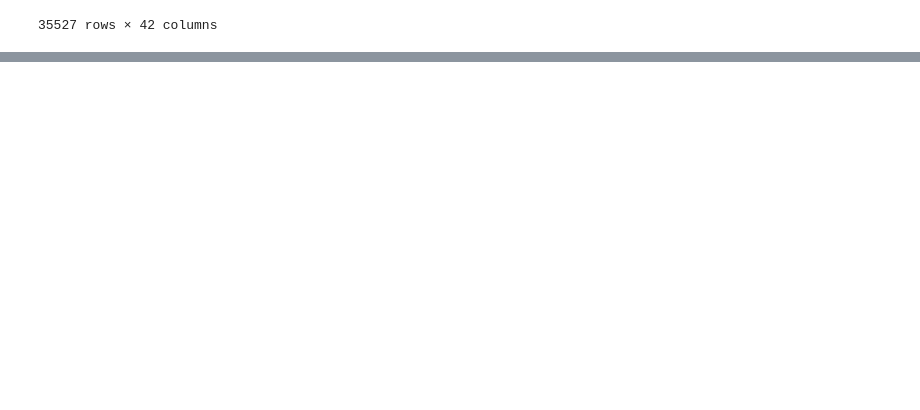
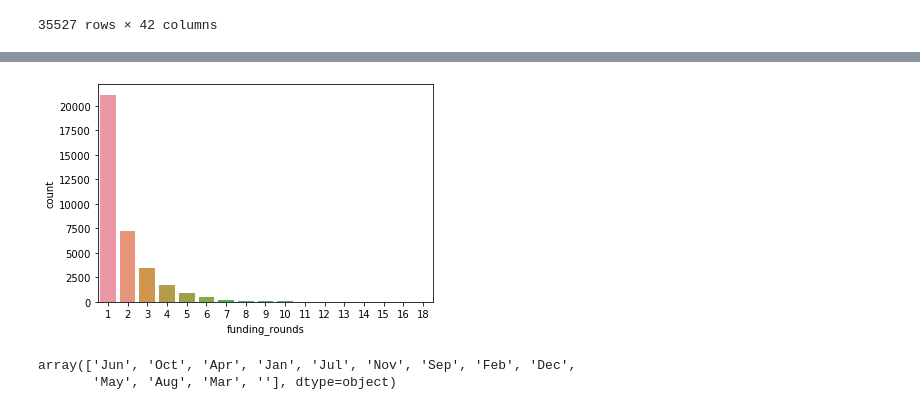
Before and after one commit to brenfrrs/startup_classification, a Jupyter notebook: EDA_large_notebook.ipynb, the cells around one changed output, grey strips where cells are left out. Saved outputs shown, nothing was run; the diff lists cells and outputs as text; code cells hidden in the pictures; blank space fills up the shorter version.

```diff
--- a/EDA_large_notebook.ipynb
+++ b/EDA_large_notebook.ipynb
@@ -172,0 +301,9 @@ val[-60:]
+# %%
+sns.countplot(x='funding_rounds', data=data);
+# %% [output]
+[figure, added]
+# %%
+data.founding_month.unique()
+# %% [output]
+array(['Jun', 'Oct', 'Apr', 'Jan', 'Jul', 'Nov', 'Sep', 'Feb', 'Dec',
+       'May', 'Aug', 'Mar', ''], dtype=object)
```
Also changed, not shown: parts of 26 cells of this notebook.
